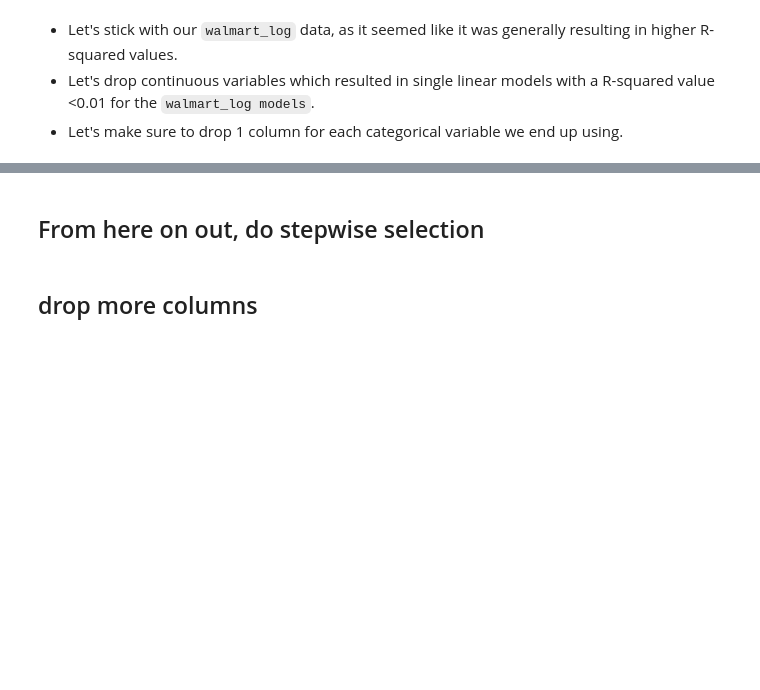
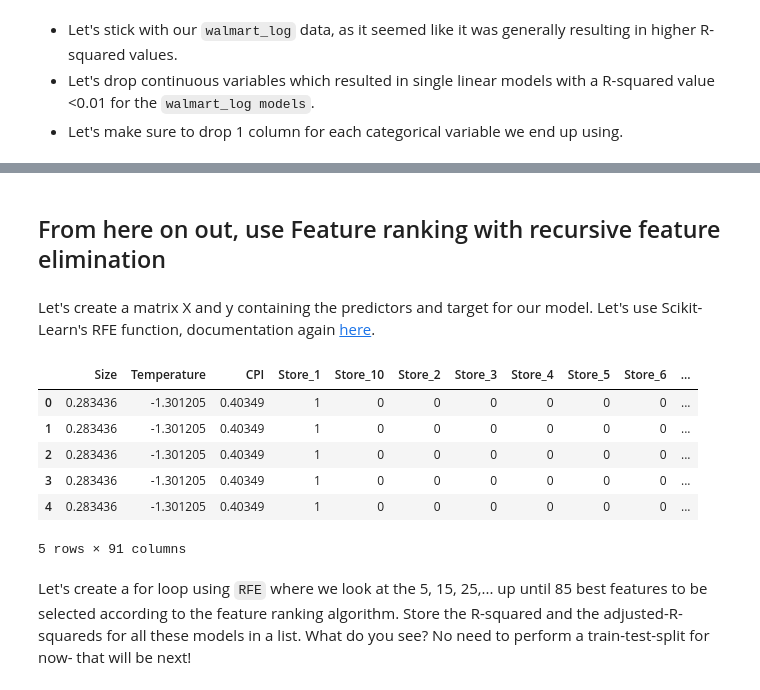
Before and after one commit to learn-co-curriculum/ds-linear-regression-project-axi, a Jupyter notebook: index.ipynb, the cells around one changed output, grey strips where cells are left out. Drawn from its saved outputs; the diff is of its cells as text; code cells hidden in the pictures; blank space fills up the shorter version.

```diff
--- a/index.ipynb
+++ b/index.ipynb
@@ -358,0 +360,5 @@ Fuel_price, Unemployment, Is_Holiday are going away
+# %%
+walmart_final = walmart_log.drop(["Fuel_Price","Unemployment","IsHoliday", "Store_9", "Dept_99","Type_B"], axis=1)
+walmart_final.columns[92:121]
+walmart_final =walmart_final.drop(walmart_final.columns[92:121],axis=1)
+walmart_final.describe()
@@ -359,4 +375,18 @@ Fuel_price, Unemployment, Is_Holiday are going away
 # %% [markdown]
-## From here on out, do stepwise selection
+## From here on out, use Feature ranking with recursive feature elimination
-# %% [markdown]
-## drop more columns
+# %% [markdown]
+Let's create a matrix X and y containing the predictors and target for our model. Let's use Scikit-Learn's RFE function, documentation again [here](http://scikit-learn.org/stable/modules/classes.html#module-sklearn.feature_selection).
+# %%
+y = walmart_final[["Weekly_Sales"]]
+X = walmart_final.drop(["Weekly_Sales"], axis=1)
+X.head()
+# %% [output]
+|  | Size | Temperature | CPI | Store_1 | Store_10 | Store_2 | Store_3 | Store_4 | Store_5 | Store_6 | ... |
+| 0 | 0.283436 | -1.301205 | 0.40349 | 1 | 0 | 0 | 0 | 0 | 0 | 0 | ... |
+| 1 | 0.283436 | -1.301205 | 0.40349 | 1 | 0 | 0 | 0 | 0 | 0 | 0 | ... |
+| 2 | 0.283436 | -1.301205 | 0.40349 | 1 | 0 | 0 | 0 | 0 | 0 | 0 | ... |
+| 3 | 0.283436 | -1.301205 | 0.40349 | 1 | 0 | 0 | 0 | 0 | 0 | 0 | ... |
+| 4 | 0.283436 | -1.301205 | 0.40349 | 1 | 0 | 0 | 0 | 0 | 0 | 0 | ... |
+5 rows × 91 columns
+# %% [markdown]
+Let's create a for loop using `RFE` where we look at the 5, 15, 25,... up until 85 best features to be selected according to the feature ranking algorithm. Store the R-squared and the adjusted-R-squareds for all these models in a list. What do you see? No need to perform a train-test-split for now- that will be next!
```
Also changed, not shown: parts of 26 cells of this notebook, 2 other files.
